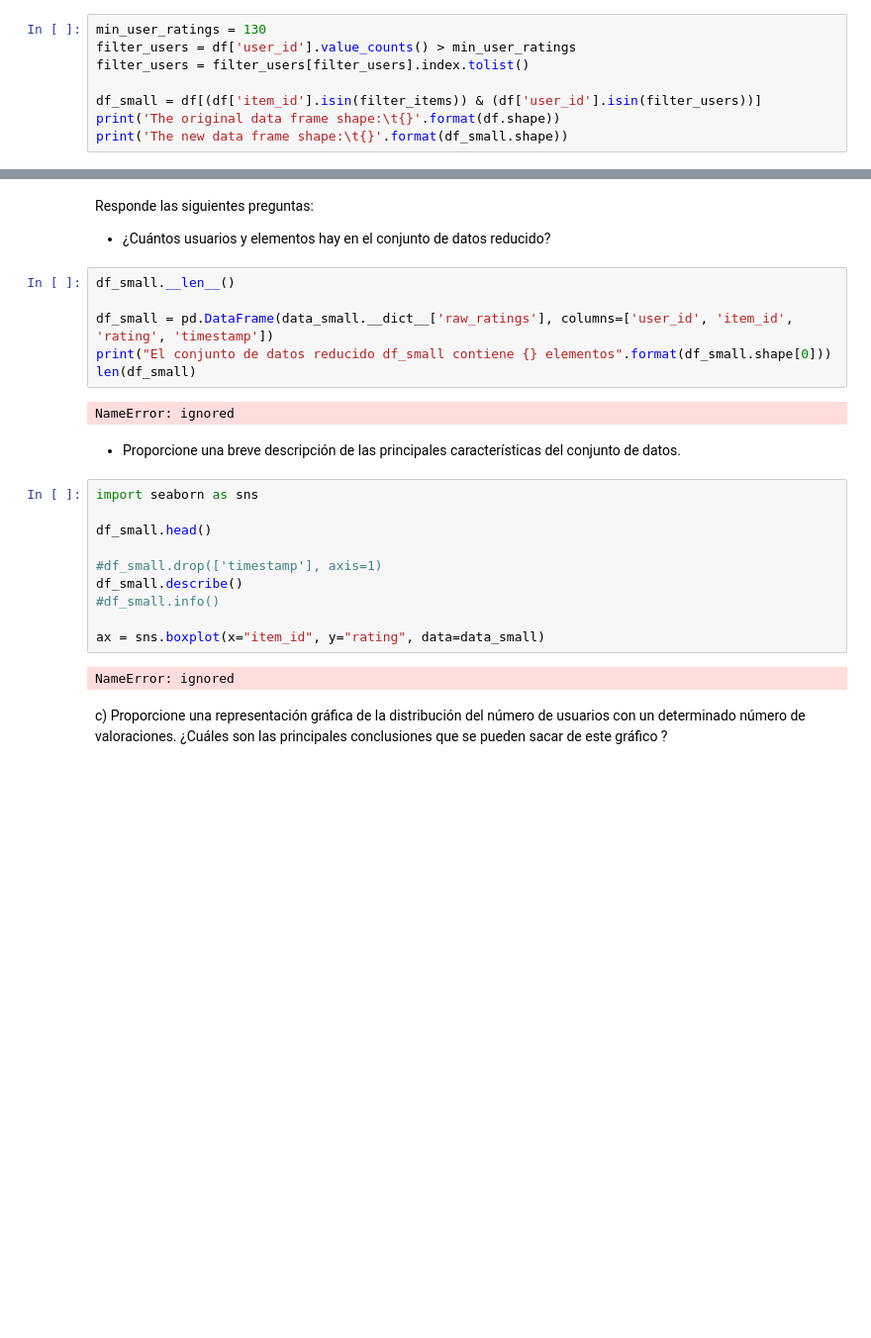
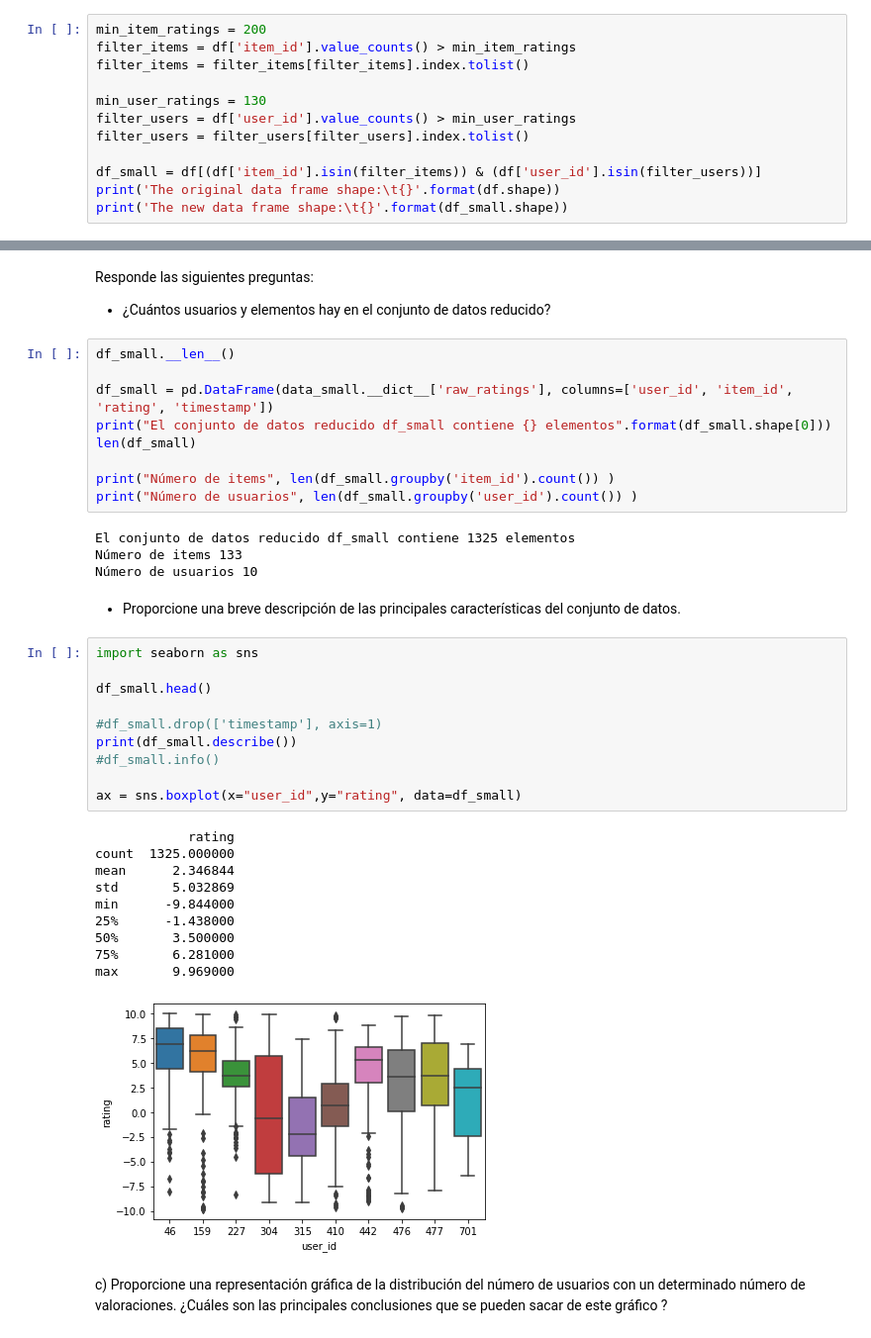
Before and after one commit to moisesortega93/MCME-AI, a Jupyter notebook: Recommenders_and_clustering_ESP.ipynb, the cells around one changed output, grey strips where cells are left out. Shown at 99% size. Cells and saved outputs as stored; diff of their text form; blank space fills up the shorter version.

```diff
--- a/Recommenders_and_clustering_ESP.ipynb
+++ b/Recommenders_and_clustering_ESP.ipynb
@@ -139,6 +139,10 @@ b) Filtrar el conjunto de datos:
 
 Filtre la base de datos manteniendo solo los elementos que hayan calificado al menos min_item_ratings usuarios y usuarios que hayan calificado al menos los elementos min_user_ratings:
 # %%
+min_item_ratings = 200
+filter_items = df['item_id'].value_counts() > min_item_ratings
+filter_items = filter_items[filter_items].index.tolist()
+
 min_user_ratings = 130
 filter_users = df['user_id'].value_counts() > min_user_ratings
 filter_users = filter_users[filter_users].index.tolist()
@@ -168,22 +171,36 @@ df_small.__len__()
 df_small = pd.DataFrame(data_small.__dict__['raw_ratings'], columns=['user_id', 'item_id', 'rating', 'timestamp'])
 print("El conjunto de datos reducido df_small contiene {} elementos".format(df_small.shape[0]))
 len(df_small)
+
+print("Número de items", len(df_small.groupby('item_id').count()) )
+print("Número de usuarios", len(df_small.groupby('user_id').count()) )
 # %% [output]
-NameError: ignored
+El conjunto de datos reducido df_small contiene 1325 elementos
+Número de items 133
+Número de usuarios 10
 # %% [markdown]
 - Proporcione una breve descripción de las principales características del conjunto de datos.
 # %%
 import seaborn as sns
 
 df_small.head()
 
 #df_small.drop(['timestamp'], axis=1)
-df_small.describe()
+print(df_small.describe())
 #df_small.info()
 
-ax = sns.boxplot(x="item_id", y="rating", data=data_small)
+ax = sns.boxplot(x="user_id",y="rating", data=df_small)
 # %% [output]
-NameError: ignored
+            rating
+count  1325.000000
+mean      2.346844
+std       5.032869
+min      -9.844000
+25%      -1.438000
+50%       3.500000
+75%       6.281000
+max       9.969000
+[figure, added]
 # %% [markdown]
 c) Proporcione una representación gráfica de la distribución del número de usuarios con un determinado número de valoraciones. ¿Cuáles son las principales conclusiones que se pueden sacar de este gráfico ?
 # %%
```
Also changed, not shown: parts of 6 cells of this notebook.
